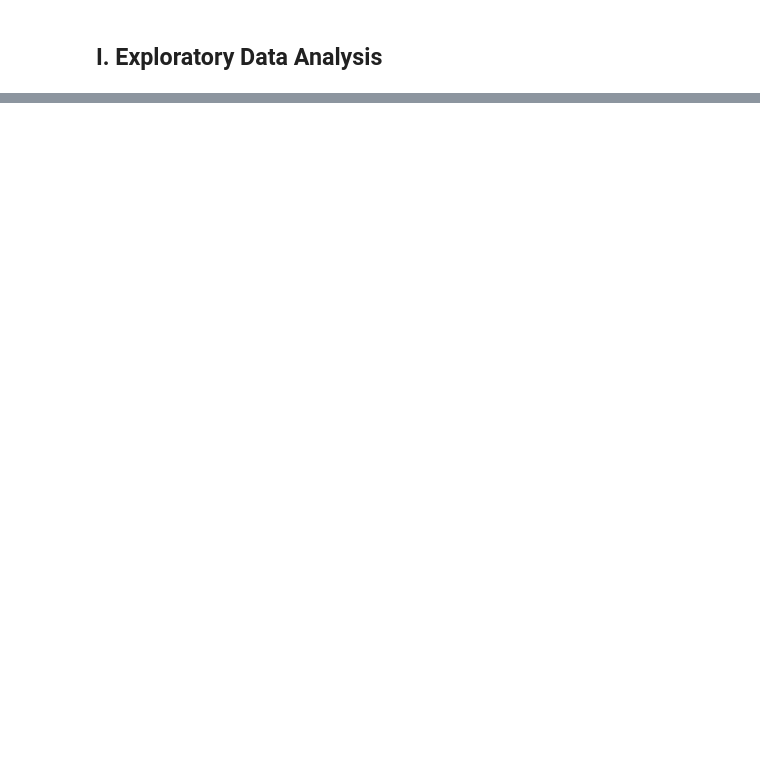
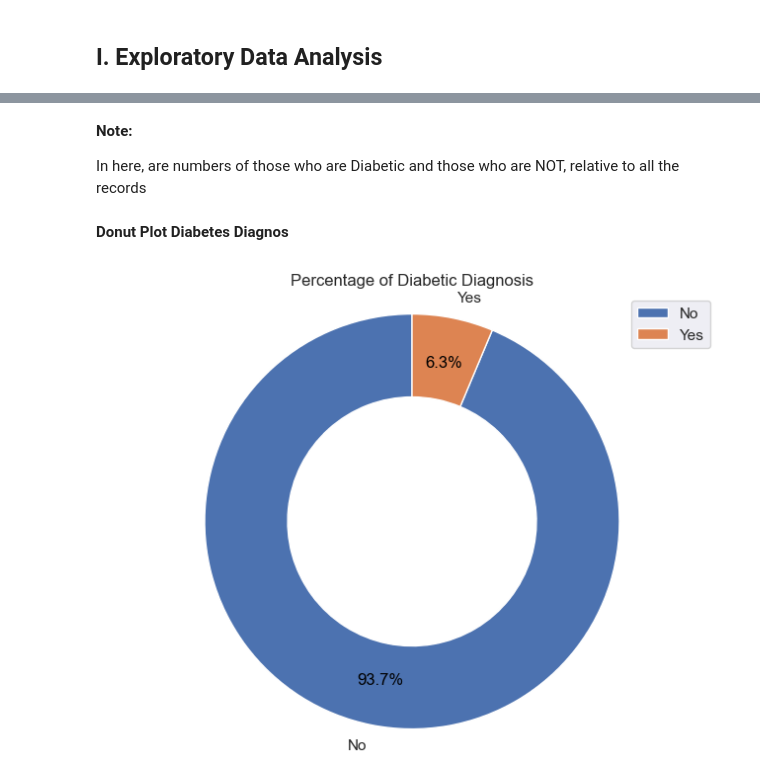
Before and after one commit to StrikerEurika/Diabetes-Classification, a Jupyter notebook: notebooks/notebook.ipynb, the cells around one changed output, grey strips where cells are left out. Saved outputs shown, nothing was run; the diff lists cells and outputs as text; code cells hidden in the pictures; blank space fills up the shorter version.

```diff
--- a/notebooks/notebook.ipynb
+++ b/notebooks/notebook.ipynb
@@ -209,0 +160,3 @@ ImportError: attempted relative import with no known parent package
+# %%
+count_in_diabetes = df['diabetic'].value_counts()
+print(count_in_diabetes)
@@ -209,0 +187,30 @@ ImportError: attempted relative import with no known parent package
+# %% [markdown]
+**Note:**
+
+In here, are numbers of those who are Diabetic and those who are NOT, relative to all the records
+# %% [markdown]
+**Donut Plot Diabetes Diagnos**
+# %%
+# get data for donut plot
+labels = count_in_diabetes.index
+sizes = count_in_diabetes.values
+
+plt.figure(figsize=(8, 6))
+
+# Create the donut chart
+wedges, texts, autotexts = plt.pie(sizes, labels=labels, autopct='%1.1f%%',
+                                    startangle=90, wedgeprops=dict(width=0.4))
+
+# Set the position of the text annotations
+for text in autotexts:
+    text.set_color('black')  # Change the text color for better visibility
+    text.set_fontsize(12)  # Adjust font size
+    text.set_position((text.get_position()[0] * 1.3, text.get_position()[1] * 1.3))
+
+# Equal aspect ratio ensures that pie is drawn as a circle
+plt.legend()
+plt.title("Percentage of Diabetic Diagnosis")
+plt.axis('equal')
+plt.show()
+# %% [output]
+[figure, added]
```
Also changed, not shown: parts of 142 cells of this notebook, 1 other file.
